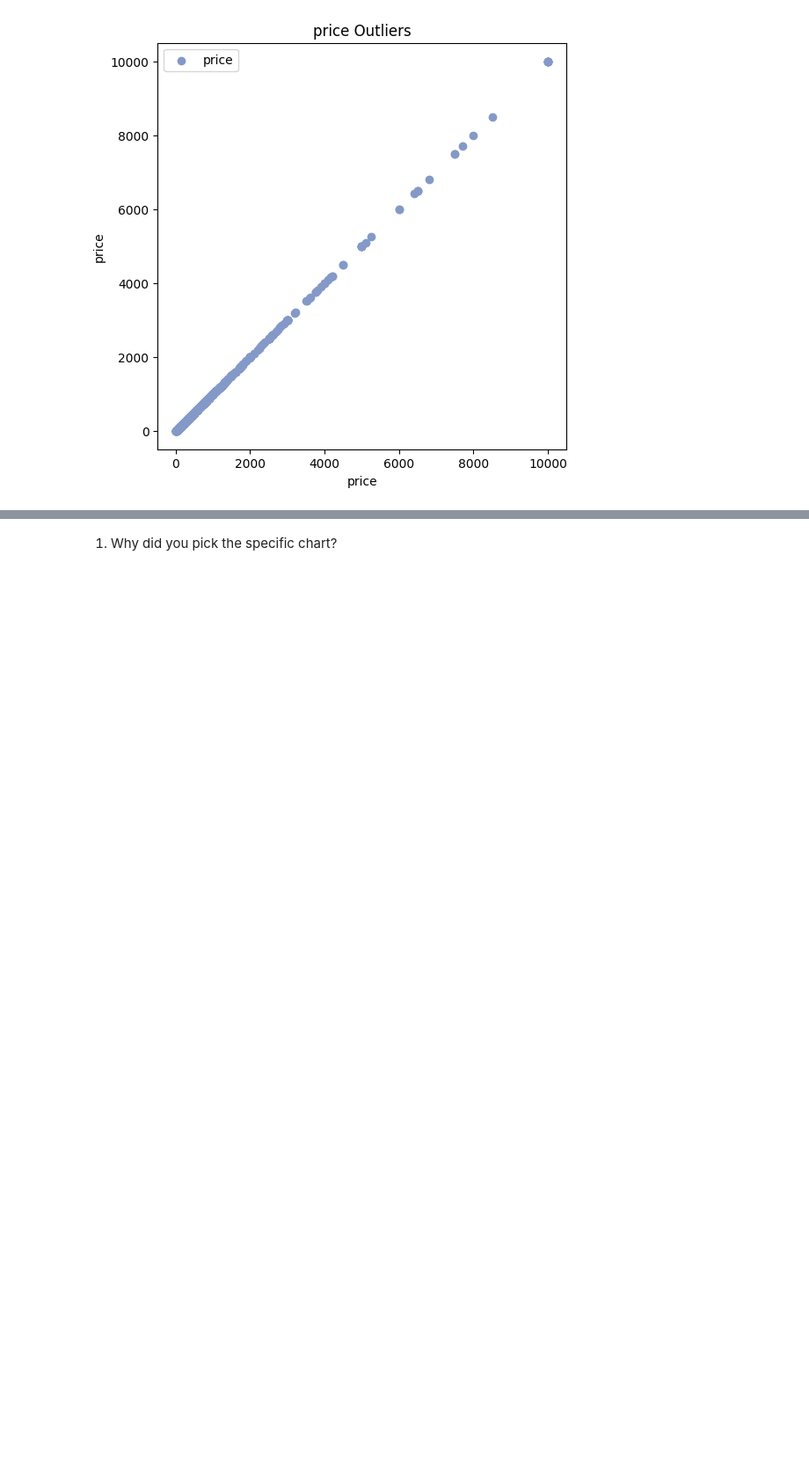
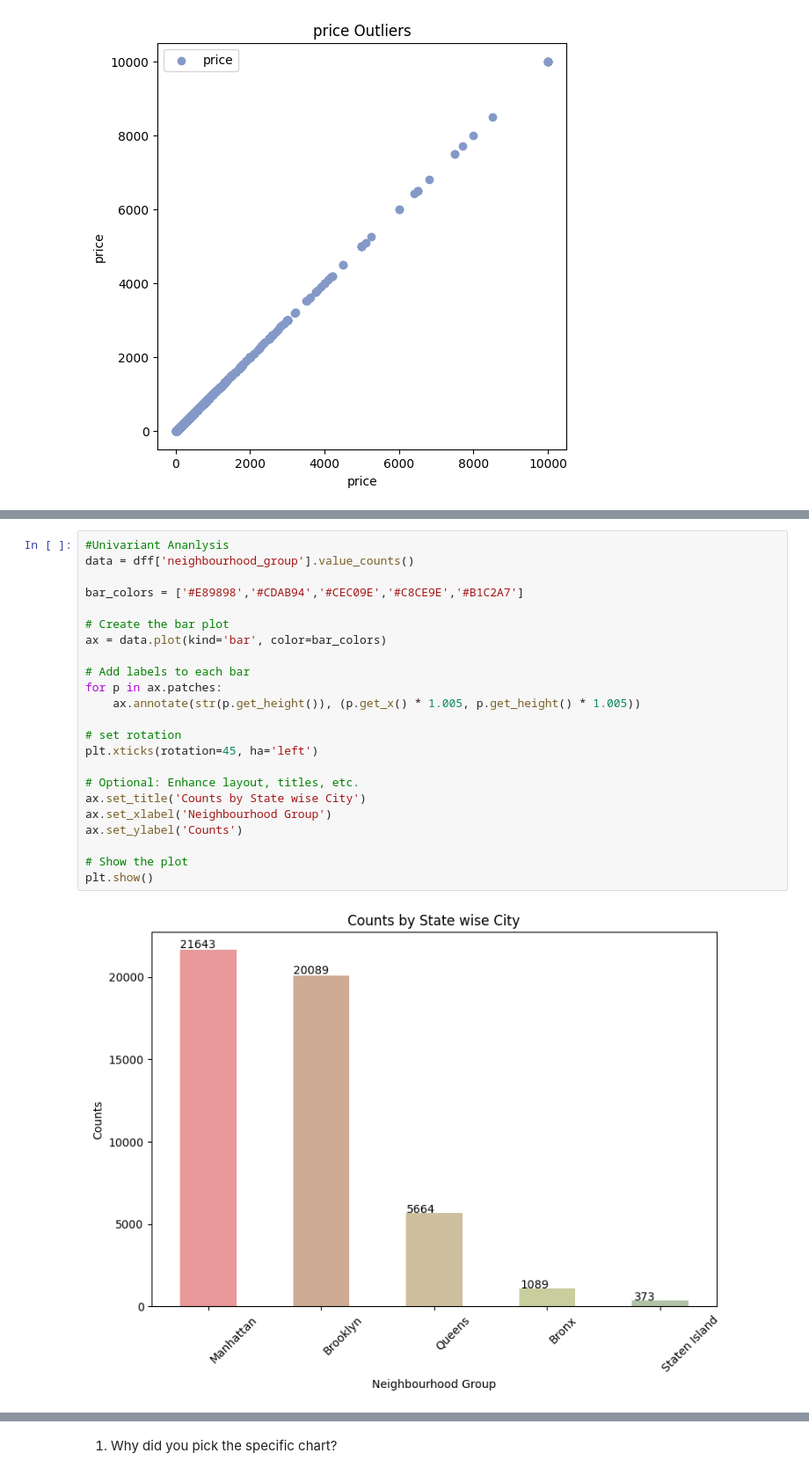
Before and after one commit to Jit562/EDA_AIRBNB_NYC_2019_Data_Analysis, a Jupyter notebook: EDA_AIRBNB_NYC_2019.ipynb, the cells around one changed output, grey strips where cells are left out. Shown at 88% size. Saved outputs shown, nothing was run; the diff lists cells and outputs as text; blank space fills up the shorter version.

```diff
--- a/EDA_AIRBNB_NYC_2019.ipynb
+++ b/EDA_AIRBNB_NYC_2019.ipynb
@@ -1023,0 +1055,25 @@ dff['room_type'].value_counts().plot(kind = 'bar', color=bar_colors)
+# %%
+#Univariant Ananlysis
+data = dff['neighbourhood_group'].value_counts()
+
+bar_colors = ['#E89898','#CDAB94','#CEC09E','#C8CE9E','#B1C2A7']
+
+# Create the bar plot
+ax = data.plot(kind='bar', color=bar_colors)
+
+# Add labels to each bar
+for p in ax.patches:
+    ax.annotate(str(p.get_height()), (p.get_x() * 1.005, p.get_height() * 1.005))
+
+# set rotation
+plt.xticks(rotation=45, ha='left')
+
+# Optional: Enhance layout, titles, etc.
+ax.set_title('Counts by State wise City')
+ax.set_xlabel('Neighbourhood Group')
+ax.set_ylabel('Counts')
+
+# Show the plot
+plt.show()
+# %% [output]
+[figure, added]
```
Also changed, not shown: parts of 38 cells of this notebook.
